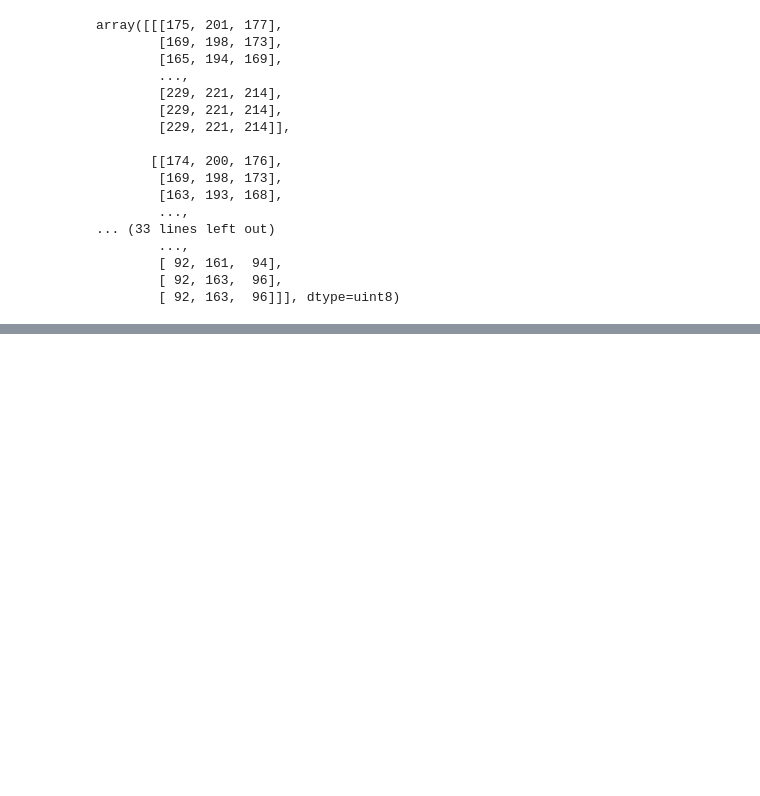
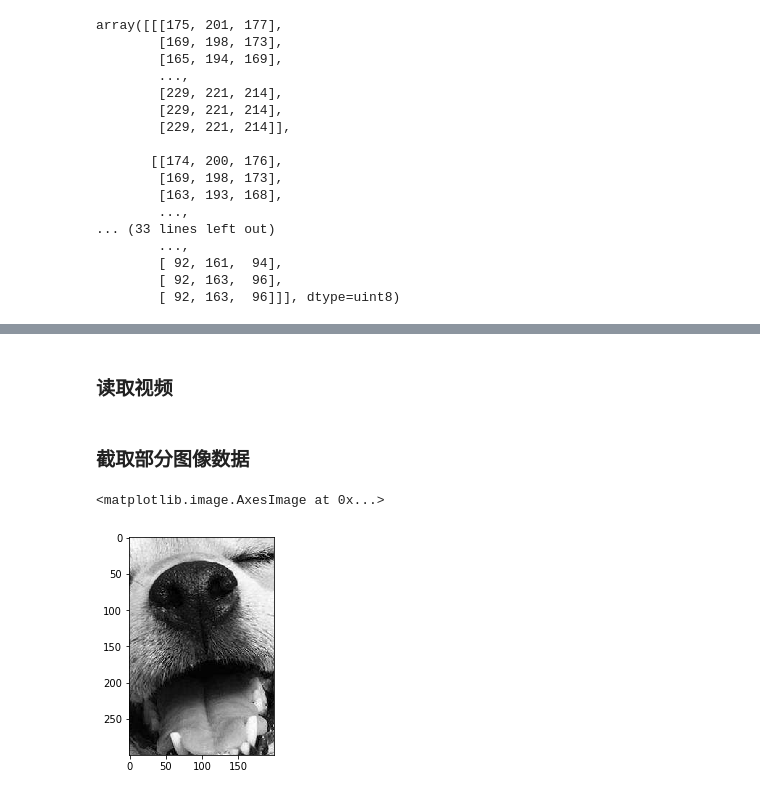
Before and after one commit to Shannon33/Learning_route, a Jupyter notebook: opencv_study_notes/图像基本操作/图像处理基础操作.ipynb, the cells around one changed output, grey strips where cells are left out. Drawn from its saved outputs; the diff is of its cells as text; code cells hidden in the pictures; blank space fills up the shorter version.

```diff
--- a/opencv_study_notes/图像基本操作/图像处理基础操作.ipynb
+++ b/opencv_study_notes/图像基本操作/图像处理基础操作.ipynb
@@ -35,0 +75,2 @@ cv2.destroyAllWindows()
+# %% [markdown]
+### 读取视频
@@ -35,0 +96,9 @@ cv2.destroyAllWindows()
+# %% [markdown]
+### 截取部分图像数据
+# %%
+img = cv2.imread('mydog.png')
+dog = img[200:500,300:500]
+plt.imshow(dog)
+# %% [output]
+<matplotlib.image.AxesImage at 0x...>
+[figure, added]
```
Also changed, not shown: parts of 40 cells of this notebook.
